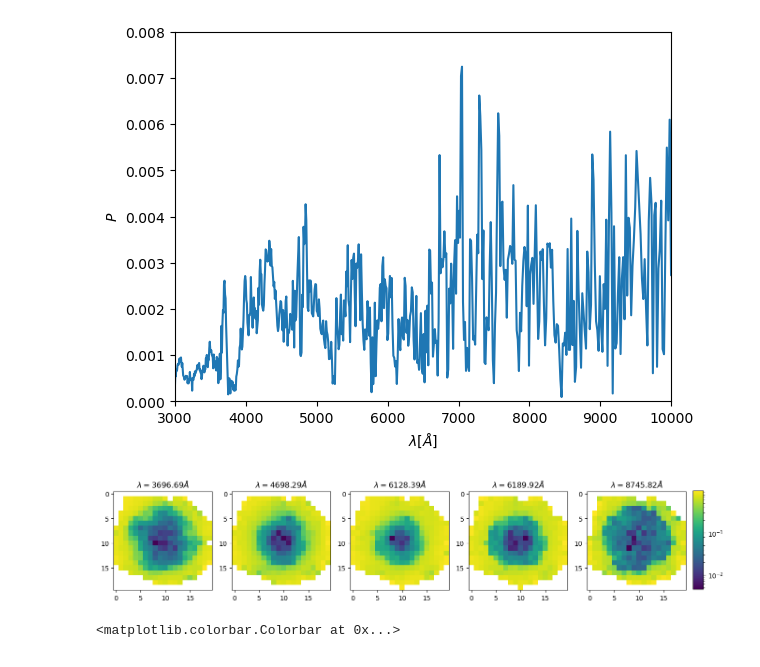
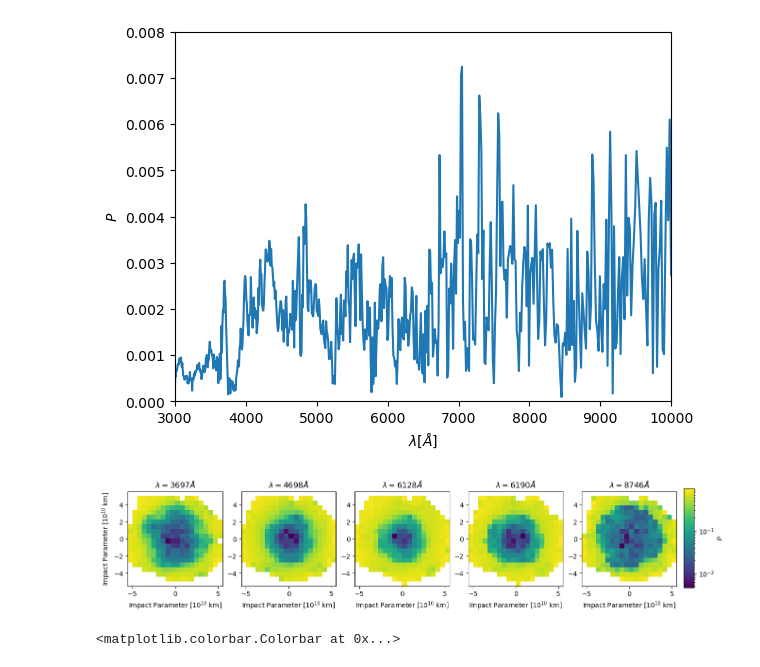
Before and after one commit to AlexGKim/II, a Jupyter notebook: polar.ipynb, the cells around one changed output. Drawn from its saved outputs; the diff is of its cells as text; code cells hidden in the pictures.

Commit message:
fix labels

```diff
--- a/polar.ipynb
+++ b/polar.ipynb
@@ -34,17 +34,20 @@ plt.savefig('Plam.pdf')
 # %%
 wls = [3700, 4700, 6128, 6189,8750]
 idxs = [ numpy.abs(lam - l).argmin() for l in wls]
 fig,axs = plt.subplots(1,5, figsize=(15, 3))
 for i, idx in enumerate(idxs):
-    im=axs[i].imshow(Polarization[idx,:,:],norm=LogNorm())
-    axs[i].set_title(r'$\lambda={:.2f}\AA$'.format(lam[idx]))
-
-fig.subplots_adjust(right=0.94)
-cbar_ax = fig.add_axes([0.95, 0.15, 0.015, 0.7])
-fig.colorbar(im, cax=cbar_ax)
+    im=axs[i].imshow(Polarization[idx,:,:],norm=LogNorm(),extent=[-32000*3600*24*20/1e10, 32000*3600*24*20/1e10,-32000*3600*24*20/1e10, 32000*3600*24*20/1e10])
+    axs[i].set_title(r'$\lambda={:.0f}\AA$'.format(lam[idx]))
+    axs[i].set_xlabel(r"Impact Parameter [$10^{10}~\text{km}$]")
+    if i==0:
+        axs[i].set_ylabel(r"Impact Parameter [$10^{10}~\text{km}$]")
+fig.subplots_adjust(right=0.90)
+cbar_ax = fig.add_axes([0.91, 0.15, 0.015, 0.7])
+cbar=fig.colorbar(im, cax=cbar_ax)
+cbar.set_label(r"$P$")
 plt.savefig('P.pdf')
 # %% [output]
-[figure, old version]
+[figure, new version]
 # %%
 plt.imshow(Polarization[40,:,:],norm=LogNorm())
 plt.colorbar()
```
